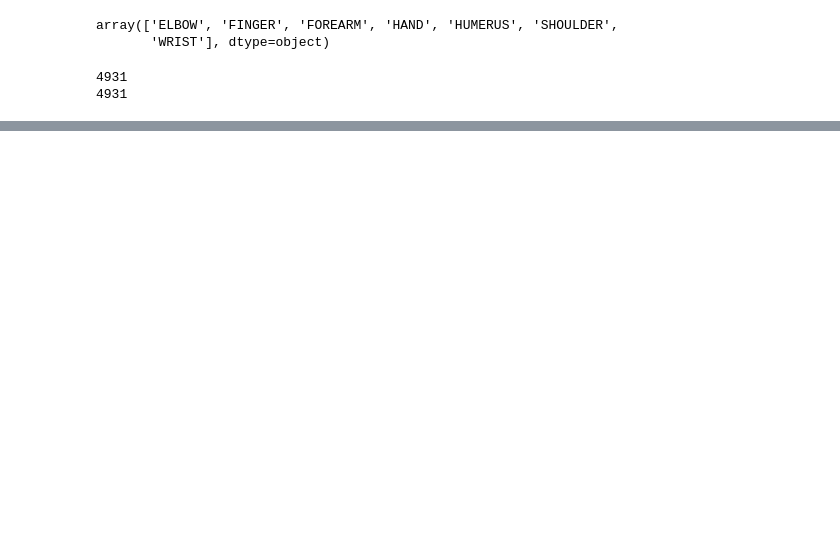
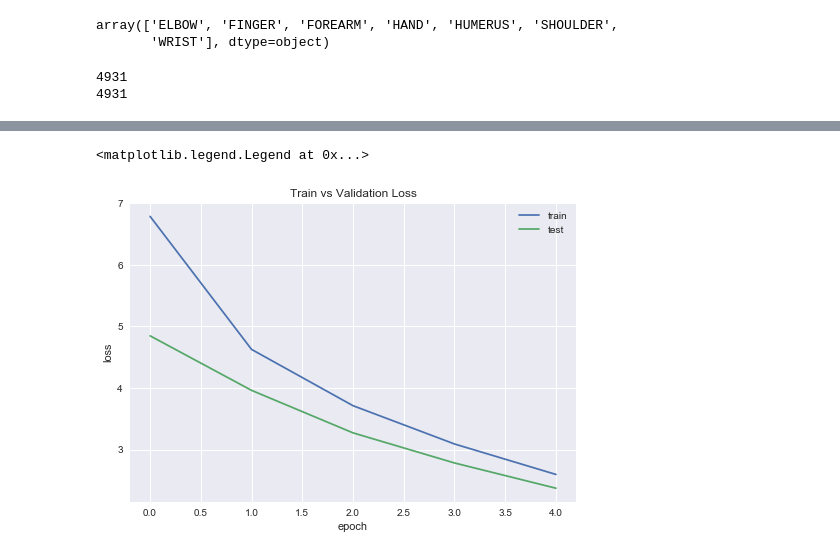
Before and after one commit to amikha33/MURA, a Jupyter notebook: X-Ray.ipynb, the cells around one changed output, grey strips where cells are left out. Saved outputs shown, nothing was run; the diff lists cells and outputs as text; code cells hidden in the pictures; blank space fills up the shorter version.

```diff
--- a/X-Ray.ipynb
+++ b/X-Ray.ipynb
@@ -218,0 +199,33 @@ ValueError: Output tensors to a Model must be the output of a Keras `Layer` (thu
+# %%
+import numpy as np
+import matplotlib.pyplot as plt
+import seaborn as sns
+import os
+import random
+%matplotlib inline
+plt.style.use("seaborn")
+
+from sklearn.model_selection import train_test_split
+from keras.preprocessing.image import ImageDataGenerator, img_to_array, load_img
+from keras.models import Sequential
+from keras.layers import Conv2D, MaxPooling2D
+from keras.layers import Activation, Dropout, Flatten, Dense
+from keras import regularizers
+from keras import applications
+from keras import backend as K
+# %%
+vgg19 = applications.VGG19(include_top=False, weights='imagenet', input_shape=stretchData_VGG_Elbow.shape[1:])
+# %%
+vgg19_model = Sequential()
+vgg19_model.add(vgg19)
+vgg19_model.add(Flatten())
+vgg19_model.add(Dense(256, activation='relu', kernel_regularizer=regularizers.l2(0.01)))
+vgg19_model.add(Dropout(0.5))
+vgg19_model.add(Dense(128, activation='relu', kernel_regularizer=regularizers.l2(0.01)))
+vgg19_model.add(Dropout(0.5))
+vgg19_model.add(Dense(1, activation='sigmoid'))
+vgg19_model.layers[0].trainable = False
+# %%
+vgg19_model.compile(optimizer='adam', loss='binary_crossentropy', metrics=['accuracy'])
+
+history_vgg19 = vgg19_model.fit(stretchData_VGG_Elbow, elbowLabels, epochs=5, batch_size=100, validation_data=(stretchData_VGG_Elbow_Test, elbowLabels_Test))
@@ -218,0 +244,10 @@ ValueError: Output tensors to a Model must be the output of a Keras `Layer` (thu
+# %%
+plt.plot(history_vgg19.history['loss'])
+plt.plot(history_vgg19.history['val_loss'])
+plt.title("Train vs Validation Loss")
+plt.ylabel('loss')
+plt.xlabel('epoch')
+plt.legend(['train', 'test'], loc='upper right')
+# %% [output]
+<matplotlib.legend.Legend at 0x...>
+[figure, added]
```
Also changed, not shown: parts of 16 cells of this notebook, 1 other file.
